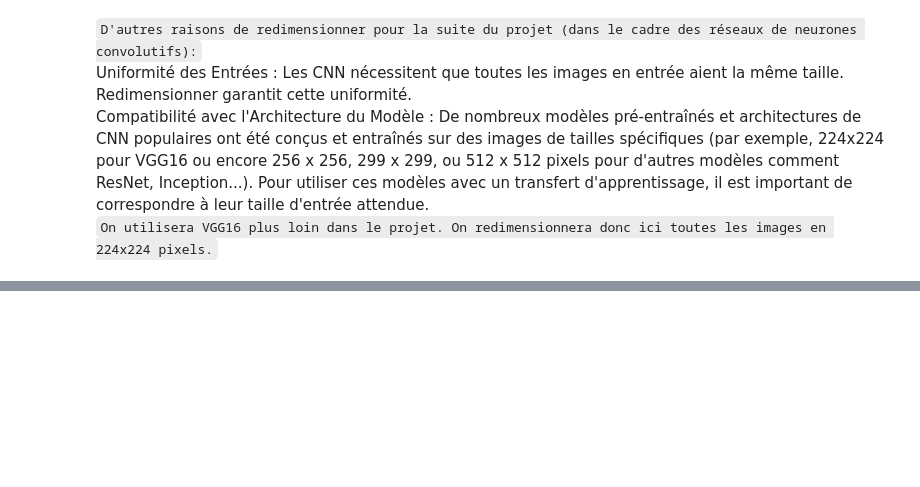
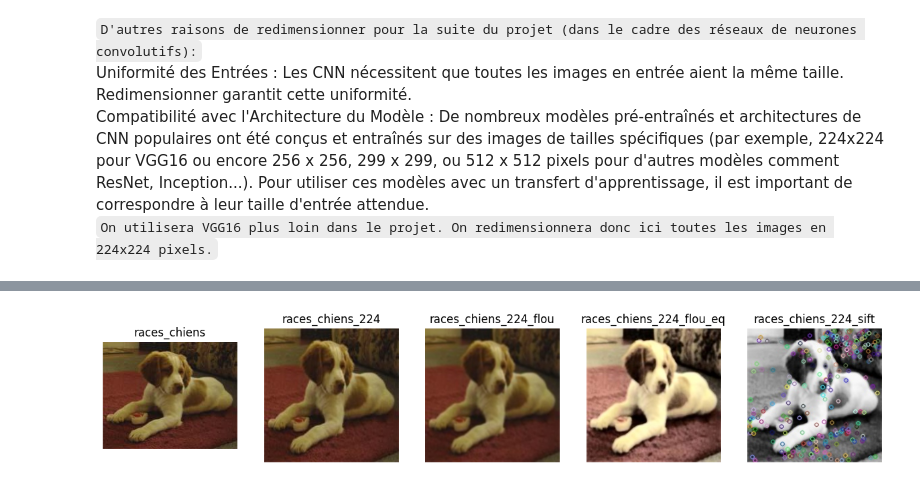
Before and after one commit to juuljul/pets-computer-vision, a Jupyter notebook: sift-4-races.ipynb, the cells around one changed output, grey strips where cells are left out. Cells and saved outputs as stored; diff of their text form; code cells hidden in the pictures; blank space fills up the shorter version.

```diff
--- a/sift-4-races.ipynb
+++ b/sift-4-races.ipynb
@@ -173,0 +355,4 @@ for dossier in os.listdir(source_dossier):
+# %%
+afficher_image_aleatoire('races_chiens', 'races_chiens_224', 'races_chiens_224_flou', 'races_chiens_224_flou_eq', 'races_chiens_224_sift')
+# %% [output]
+[figure, added]
```
Also changed, not shown: parts of 49 cells of this notebook.
